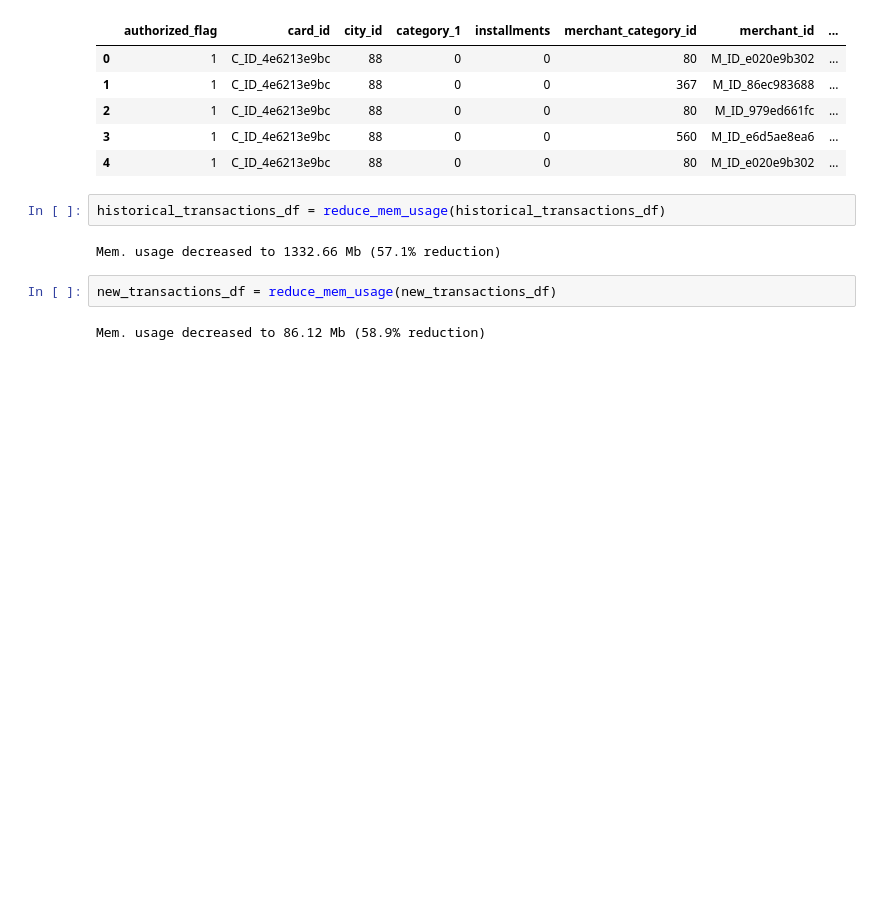
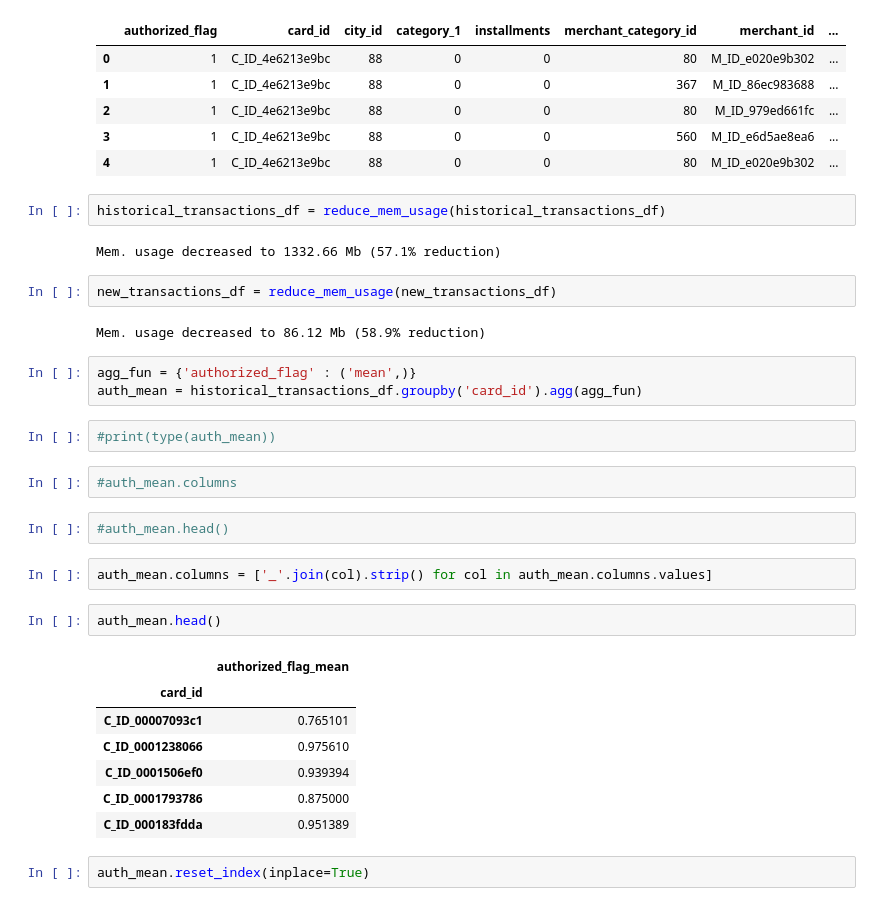
Before and after one commit to contemplat0r/Elo_Merchant_Category_Recommendation, a Jupyter notebook: elo_merchant_category_firts_exp_model.ipynb, the cells around one changed output. Drawn from its saved outputs; the diff is of its cells as text; blank space fills up the shorter version.

```diff
--- a/elo_merchant_category_firts_exp_model.ipynb
+++ b/elo_merchant_category_firts_exp_model.ipynb
@@ -145,3 +171,26 @@ Mem. usage decreased to 1332.66 Mb (57.1% reduction)
 new_transactions_df = reduce_mem_usage(new_transactions_df)
 # %% [output]
 Mem. usage decreased to 86.12 Mb (58.9% reduction)
+# %%
+agg_fun = {'authorized_flag' : ('mean',)}
+auth_mean = historical_transactions_df.groupby('card_id').agg(agg_fun)
+# %%
+#print(type(auth_mean))
+# %%
+#auth_mean.columns
+# %%
+#auth_mean.head()
+# %%
+auth_mean.columns = ['_'.join(col).strip() for col in auth_mean.columns.values]
+# %%
+auth_mean.head()
+# %% [output]
+|  | authorized_flag_mean |
+| card_id |  |
+| C_ID_00007093c1 | 0.765101 |
+| C_ID_0001238066 | 0.975610 |
+| C_ID_0001506ef0 | 0.939394 |
+| C_ID_0001793786 | 0.875000 |
+| C_ID_000183fdda | 0.951389 |
+# %%
+auth_mean.reset_index(inplace=True)
```
Also changed, not shown: parts of 7 cells of this notebook.
